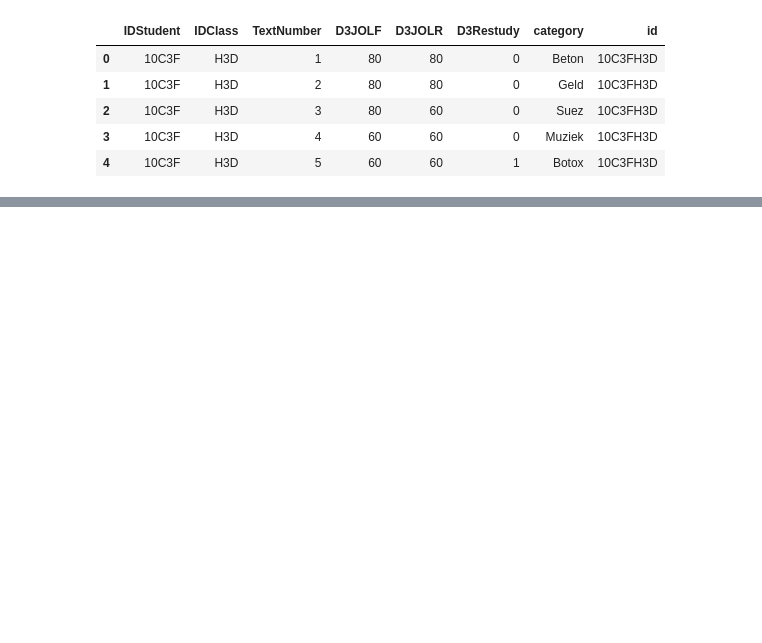
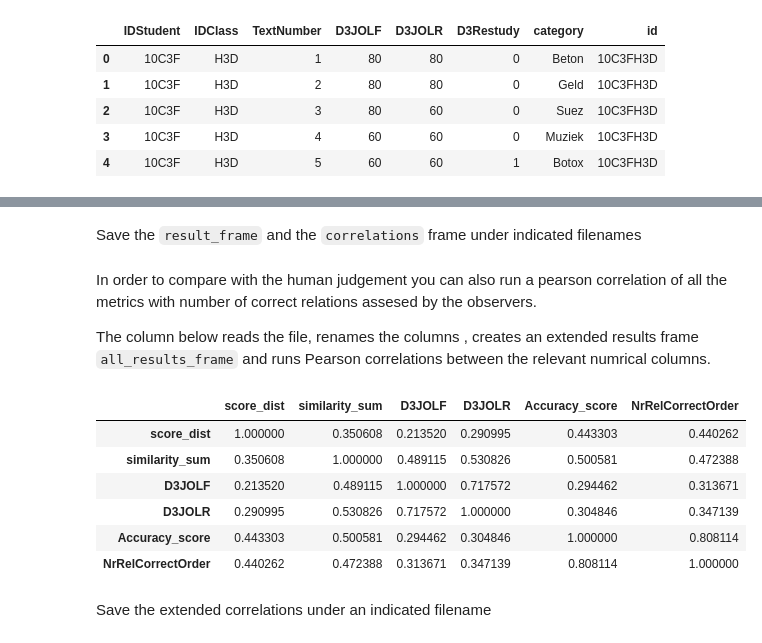
Before and after one commit to karolski/NLP-automated-diagram-grader, a Jupyter notebook: B_Postprocessing-measure_distance.ipynb, the cells around one changed output, grey strips where cells are left out. Saved outputs shown, nothing was run; the diff lists cells and outputs as text; code cells hidden in the pictures; blank space fills up the shorter version.

```diff
--- a/B_Postprocessing-measure_distance.ipynb
+++ b/B_Postprocessing-measure_distance.ipynb
@@ -120,0 +199,2 @@ correlations.to_csv(correlations_filename)
+# %% [markdown]
+Save the `result_frame` and the `correlations` frame under indicated filenames
@@ -120,0 +204,29 @@ correlations.to_csv(correlations_filename)
+# %% [markdown]
+In order to compare with the human judgement you can also run a pearson correlation of all the metrics with number of correct relations assesed by the observers.
+
+The column below reads the file, renames the columns , creates an extended results frame `all_results_frame` and runs Pearson correlations between the relevant numrical columns.
+# %%
+if EXAMINER_SCORES_FILE:
+    examiner_scores = pd.read_csv(EXAMINER_SCORES_FILE)
+    examiner_scores.columns = ["IDStudent", 'id', 'IDClass',
+       'category', 'NrRelSkipped', 'NrRelCorrectOrder']
+    examiner_scores["NrRelSkipped"] = examiner_scores["NrRelSkipped"].str.extract('(\d+)')
+    all_results_frame = result_frame.merge(examiner_scores, on=["id", "category"])
+    all_correlations = all_results_frame[["score_dist","similarity_sum",
+                                      "D3JOLF","D3JOLR",
+                                      "Accuracy_score",
+                                      "NrRelSkipped",
+                                      "NrRelCorrectOrder"]].corr()
+
+else: all_correlations = "No examiner scores"
+all_correlations
+# %% [output]
+|  | score_dist | similarity_sum | D3JOLF | D3JOLR | Accuracy_score | NrRelCorrectOrder |
+| score_dist | 1.000000 | 0.350608 | 0.213520 | 0.290995 | 0.443303 | 0.440262 |
+| similarity_sum | 0.350608 | 1.000000 | 0.489115 | 0.530826 | 0.500581 | 0.472388 |
+| D3JOLF | 0.213520 | 0.489115 | 1.000000 | 0.717572 | 0.294462 | 0.313671 |
+| D3JOLR | 0.290995 | 0.530826 | 0.717572 | 1.000000 | 0.304846 | 0.347139 |
+| Accuracy_score | 0.443303 | 0.500581 | 0.294462 | 0.304846 | 1.000000 | 0.808114 |
+| NrRelCorrectOrder | 0.440262 | 0.472388 | 0.313671 | 0.347139 | 0.808114 | 1.000000 |
+# %% [markdown]
+Save the extended correlations under an indicated filename
```
Also changed, not shown: parts of 22 cells of this notebook, 12 other files.
